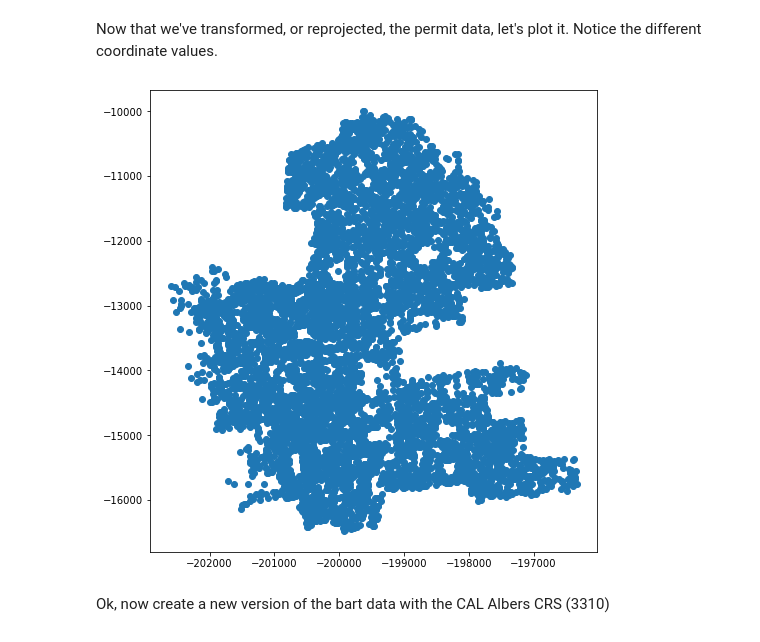
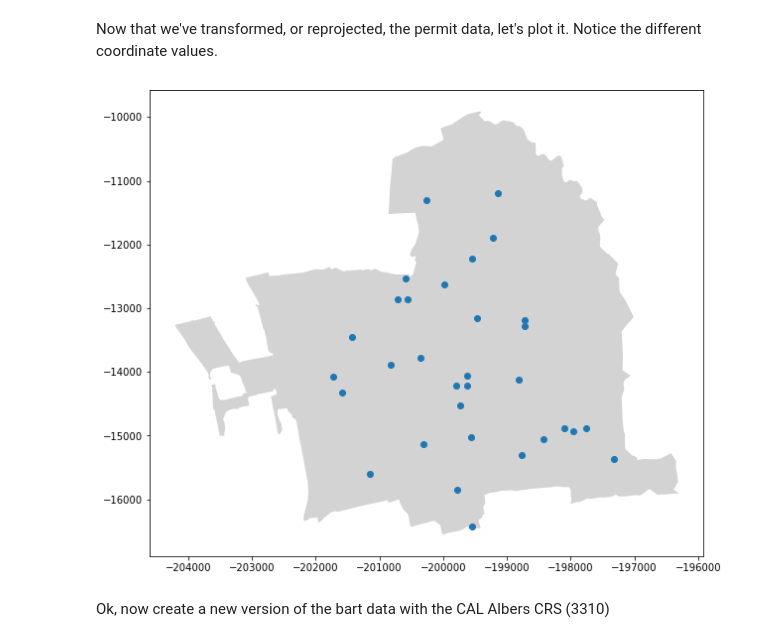
Before and after one commit to dlab-berkeley/Python-Geospatial-Fundamentals-Legacy, a Jupyter notebook: new_sequence/day_2/08_proximity_calculations.ipynb, the cells around one changed output. Saved outputs shown, nothing was run; the diff lists cells and outputs as text; code cells hidden in the pictures.

```diff
--- a/new_sequence/day_2/08_proximity_calculations.ipynb
+++ b/new_sequence/day_2/08_proximity_calculations.ipynb
@@ -105,0 +106,3 @@ parcels_gdf.shape
+# %%
+berkeley_outline = gpd.read_file("zip://../qgis_workshop_data/BerkeleyCityLimits.zip")
+berkeley_outline.plot()
@@ -105,0 +126,2 @@ parcels_gdf.shape
+# %%
+schools_gdf = schools_gdf.to_crs('epsg:32610')
@@ -105,0 +137,2 @@ parcels_gdf.shape
+# %%
+berkeley_schools_gdf = schools_gdf[schools_gdf.intersects(berkeley_outline['geometry'].squeeze())]
@@ -209,10 +247,15 @@ parcels_3310 = parcels_gdf.to_crs('epsg:3310')
+# %%
+schools_3310 = berkeley_schools_gdf.to_crs('epsg:3310')
+berkeley_3310 = berkeley_outline.to_crs('epsg:3310')
 # %% [markdown]
 Now that we've transformed, or reprojected, the permit data, let's plot it. Notice the different coordinate values.
 # %%
-parcels_3310.plot(figsize=(8,10)) # note the different coordinate values - no longer lat/lon!
+fig, ax = plt.subplots(figsize=(10,10))
+berkeley_3310.plot(color = 'lightgrey', ax=ax)
+schools_3310.plot(ax=ax) # note the different coordinate values - no longer lat/lon!
 plt.show()
 # %% [output]
-[figure, old version]
+[figure, new version]
 # %% [markdown]
 Ok, now create a new version of the bart data with the CAL Albers CRS (3310)
 # %%
```
Also changed, not shown: parts of 70 cells of this notebook, 5 other files.
